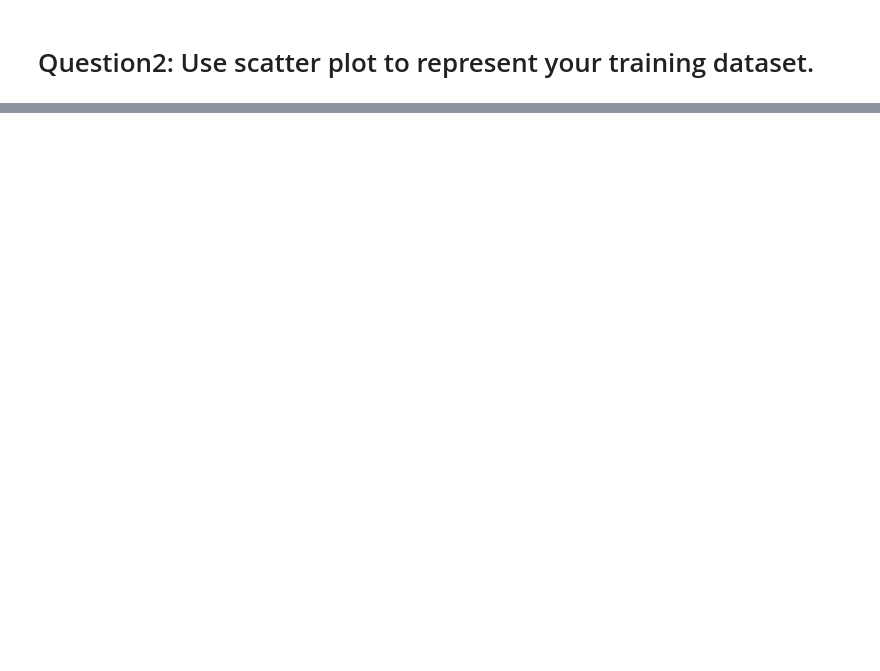
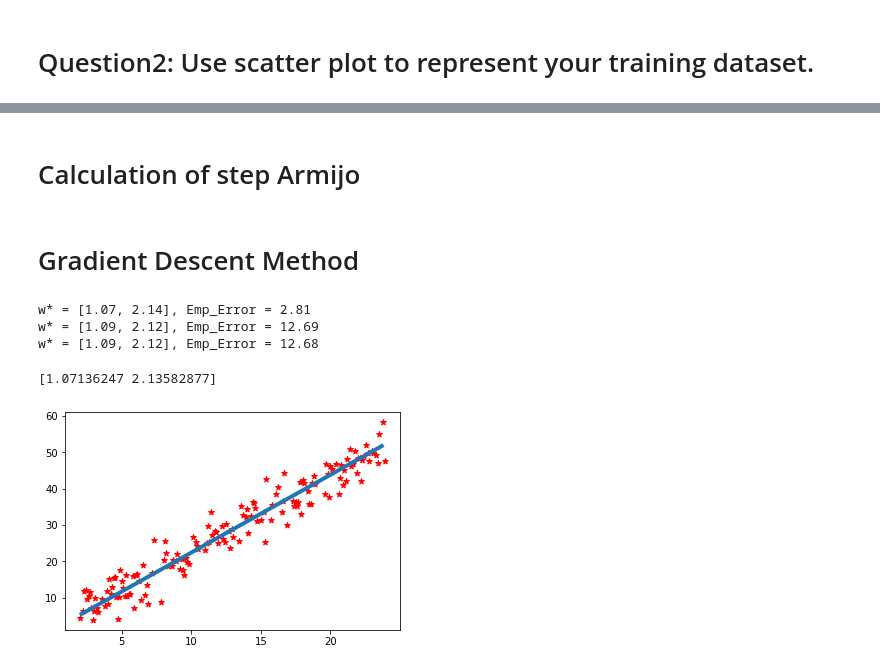
Before and after one commit to Imraneouelfaquir98/ML-Project-Regression, a Jupyter notebook: Regression.ipynb, the cells around one changed output, grey strips where cells are left out. Drawn from its saved outputs; the diff is of its cells as text; code cells hidden in the pictures; blank space fills up the shorter version.

Commit message:
Second push for the regression machine learning project

```diff
--- a/Regression.ipynb
+++ b/Regression.ipynb
@@ -102,0 +118,55 @@ plt.scatter(training_dataset['x'], training_dataset['y'], c = 'red', marker = '*
+# %%
+# Calculation of the gradient
+def gradient(w, empiricalError = MSE):
+    grad = []
+    wi = [0.0000, 0.0000]
+    for i in range(2):
+        for k in range(2):
+            wi[k] = w[k]
+        wi[i] = wi[i] + 1e-10
+        grad.append((empiricalError(wi) - empiricalError(w))/1e-10)
+    return grad
+# %% [markdown]
+# Calculation of step Armijo
+# %%
+# Calculation of the step Armijo
+def armijo(wk, dk, empiricalError = MSE):
+    alpha = 1
+    X = 0.25*alpha*np.matmul(gradient(wk,empiricalError), dk)
+    while empiricalError(np.add(wk, np.multiply(alpha,dk))) - empiricalError(wk) > X:
+        alpha = alpha/2
+        X = 0.25*alpha*np.matmul(gradient(wk,empiricalError), dk)
+    return alpha
+# %% [markdown]
+# Gradient Descent Method
+# %%
+# Gradient descent method
+def gradientDescent(delta, wk, empiricalError = MSE):
+    gk = np.multiply(-1,gradient(wk))
+    alpha = 0
+    k = 0
+    while k<10:
+        alpha = armijo(wk,gk, empiricalError)
+        wk = np.add(wk, np.multiply(alpha,gk))
+        gk = np.multiply(-1,gradient(wk, empiricalError))
+        k = k+1
+    return wk
+# print("{0:d}- Ls = {1:.2f}".format(int(k),float(empiricalError(wk))))
+# %%
+# Calculation of the regression model for each empirical error
+w_optim_MAE  = gradientDescent(0.1, [1,1],  MAE) # MAE
+print("w* = [{0:.2f}, {1:.2f}], Emp_Error = {2:.2f} ".format(w_optim_MAE[0],w_optim_MAE[1],MAE(w_optim_MAE)))
+w_optim_MSE  = gradientDescent(0.1, [1,1],  MSE) # MSE
+print("w* = [{0:.2f}, {1:.2f}], Emp_Error = {2:.2f} ".format(w_optim_MSE[0],w_optim_MSE[1],MSE(w_optim_MSE)))
+w_optim_RMSE = gradientDescent(0.1, [1,1], RMSE) # RMSE
+print("w* = [{0:.2f}, {1:.2f}], Emp_Error = {2:.2f} ".format(w_optim_RMSE[0],w_optim_RMSE[1],MSE(w_optim_RMSE)))
+# %% [output]
+w* = [1.07, 2.14], Emp_Error = 2.81
+w* = [1.09, 2.12], Emp_Error = 12.69
+w* = [1.09, 2.12], Emp_Error = 12.68
+# %%
+# MAE
+plot_h(w_optim_MAE)
+# %% [output]
+[1.07136247 2.13582877]
+[figure, added]
```
Also changed, not shown: parts of 25 cells of this notebook, 1 other file.
